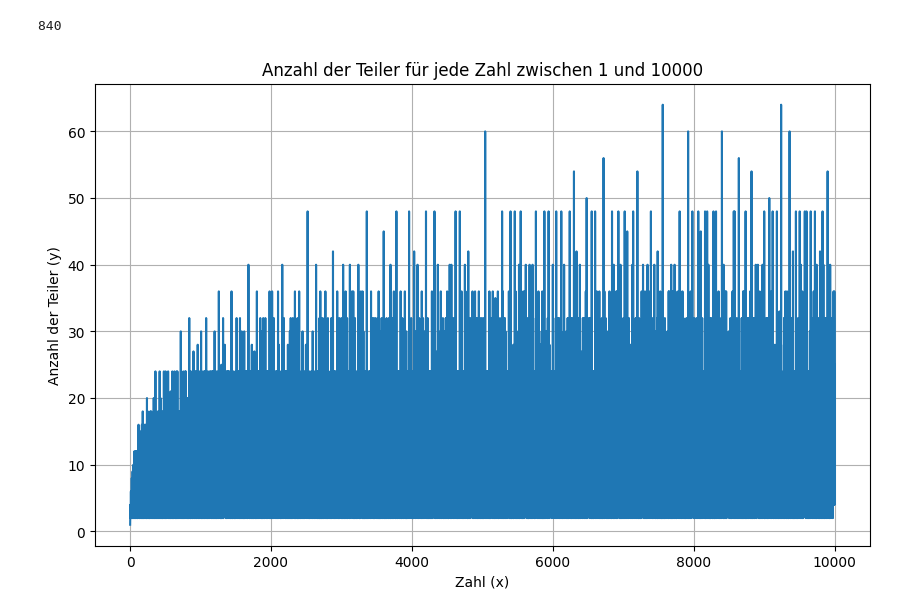
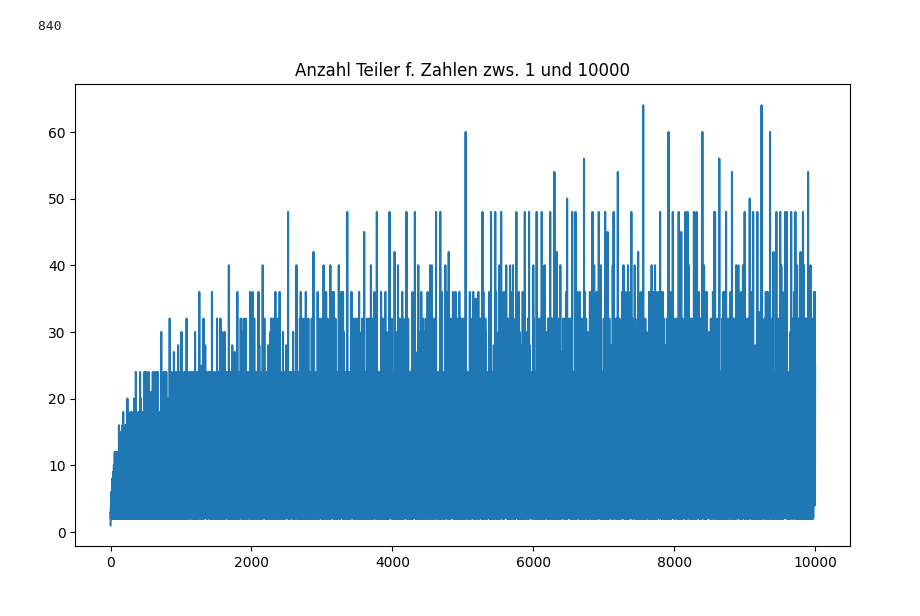
Before and after one commit to VasilBasil/Praktikum, a Jupyter notebook: Praktikum Übungsblatt 9.ipynb, the cells around one changed output. Saved outputs shown, nothing was run; the diff lists cells and outputs as text; code cells hidden in the pictures.

```diff
--- a/Praktikum Übungsblatt 9.ipynb
+++ b/Praktikum Übungsblatt 9.ipynb
@@ -71,13 +71,10 @@ print(max_teiler)
 # %%
 x = range(1, 10001)
 y = [len([i for i in range(1, num + 1) if num % i == 0]) for num in x]
 
 plt.figure(figsize=(10, 6))
 plt.plot(x, y)
-plt.xlabel('Zahl (x)')
-plt.ylabel('Anzahl der Teiler (y)')
-plt.title('Anzahl der Teiler für jede Zahl zwischen 1 und 10000')
-plt.grid(True)
+plt.title('Anzahl Teiler f. Zahlen zws. 1 und 10000')
 plt.show()
 # %% [output]
-[figure, old version]
+[figure, new version]
```
Also changed, not shown: parts of 3 cells of this notebook.
